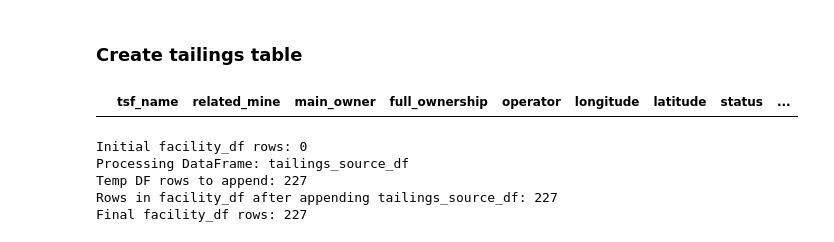
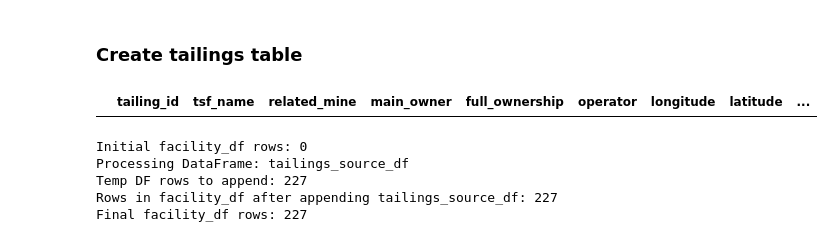
Before and after one commit to marpellan/metallican_db, a Jupyter notebook: 2. tables_creation.ipynb, the cells around one changed output. Drawn from its saved outputs; the diff is of its cells as text; code cells hidden in the pictures.

```diff
--- a/2. tables_creation.ipynb
+++ b/2. tables_creation.ipynb
@@ -376,32 +408,31 @@ from db_creation_function import add_year, assign_row_id
 # %% [markdown]
 ### Create tailings table
 # %%
-# We first create an empty df with the columns we want to have in the facility_df
 tailings_columns = {
-    #"facility_id": "text",
+    "tailing_id": "float",
     "tsf_name": "text",
     "related_mine": "text",
     "main_owner": "text",
     "full_ownership": "text",
     "operator": "text",
     "longitude": "float",
     "latitude": "float",
     "status": "text",
     "construction_year": "int",
     "raise_type": "text",
     "current_maximum_height": "int",
     "current_tailings_storage": "int",
     "planned_storage_5_years": "int",
     "hazard_categorization": "text",
     "classification_system": "text",
     "link": "text",
-    "source": "text"
+    "source_id": "text"
 }
 
 tailings_df = pd.DataFrame(columns=tailings_columns.keys())
 tailings_df
 # %% [output]
-|  | tsf_name | related_mine | main_owner | full_ownership | operator | longitude | latitude | status | ... |
+|  | tailing_id | tsf_name | related_mine | main_owner | full_ownership | operator | longitude | latitude | ... |
 # %%
 column_mapping_tailings = {
     "tailings_source_df": {
```
Also changed, not shown: parts of 122 cells of this notebook, 40 other files.
